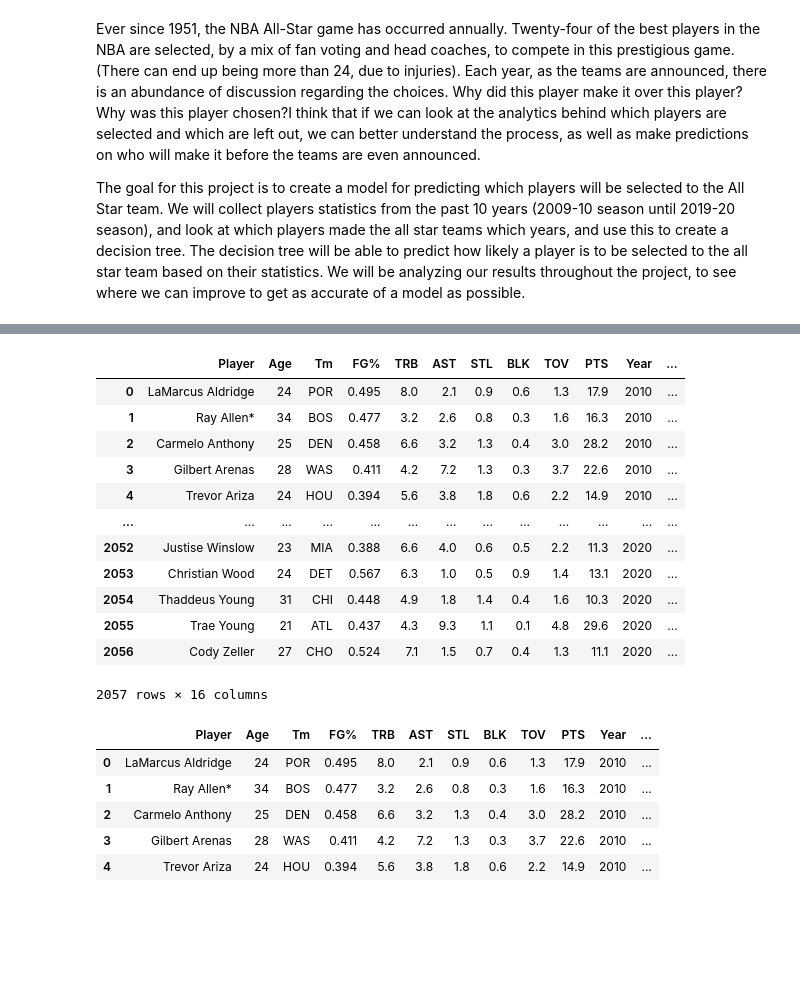
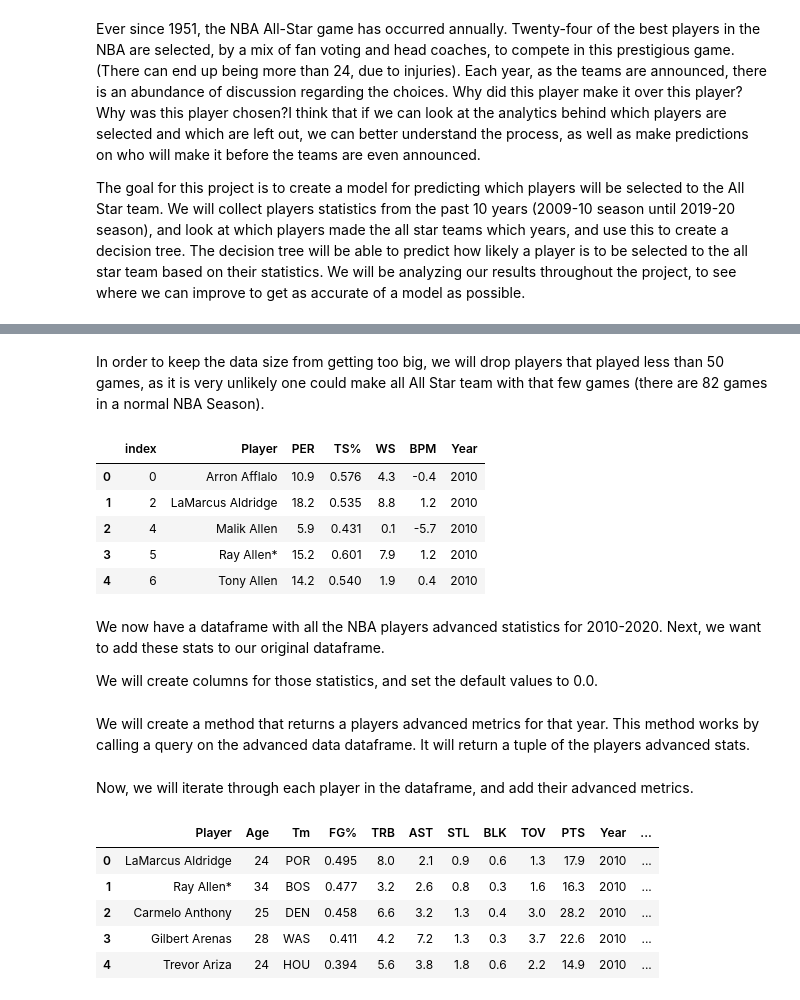
Before and after one commit to frankelsammy/frankelsammy.github.io, a Jupyter notebook: finalProject/FinalProject.ipynb, the cells around one changed output, grey strips where cells are left out. Drawn from its saved outputs; the diff is of its cells as text; code cells hidden in the pictures; blank space fills up the shorter version.

```diff
--- a/finalProject/FinalProject.ipynb
+++ b/finalProject/FinalProject.ipynb
@@ -190,8 +282,0 @@ for i,r in nba21.iterrows():
-# %%
-east = ['PHI', 'BRK', 'MIL', 'NYK', 'ATL', 'MIA', 'BOS', 'WAS','IND', 'CHA', 'CHI', 'TOR', 'CLE', 'ORL', 'DET']
-nba21['Conference'] = ''
-for i, r in nba21.iterrows():
-    if r['Tm'] in east:
-        nba21.at[i,'Conference'] = 'East'
-    else:
-        nba21.at[i,'Conference'] = 'West'
@@ -206,6 +316,8 @@ def drop_under_50(data):
         if r['G'] < 50:
             data = data.drop(i)
     return data
+# %% [markdown]
+In order to keep the data size from getting too big, we will drop players that played less than 50 games, as it is very unlikely one could make all All Star team with that few games (there are 82 games in a normal NBA Season).
 # %%
 advanced = pd.read_csv('Advanced10.csv')
 advanced['Year'] = 2010
@@ -287,26 +399,26 @@ for i, r in advanced.iterrows():
     if re.search(r'\\[a-z]', advanced.at[i, 'Player']):
        name = re.split(r'\\[a-z]', advanced.at[i, 'Player'])
        advanced.at[i,'Player'] = name[0]
+# %%
+advanced.head()
+# %% [output]
+|  | index | Player | PER | TS% | WS | BPM | Year |
+| 0 | 0 | Arron Afflalo | 10.9 | 0.576 | 4.3 | -0.4 | 2010 |
+| 1 | 2 | LaMarcus Aldridge | 18.2 | 0.535 | 8.8 | 1.2 | 2010 |
+| 2 | 4 | Malik Allen | 5.9 | 0.431 | 0.1 | -5.7 | 2010 |
+| 3 | 5 | Ray Allen* | 15.2 | 0.601 | 7.9 | 1.2 | 2010 |
+| 4 | 6 | Tony Allen | 14.2 | 0.540 | 1.9 | 0.4 | 2010 |
+# %% [markdown]
+We now have a dataframe with all the NBA players advanced statistics for 2010-2020. Next, we want to add these stats to our original dataframe.
+
+We will create columns for those statistics, and set the default values to 0.0.
 # %%
 data['PER'] = 0.0
 data['TS%'] = 0.0
 data['WS'] = 0.0
 data['BPM'] = 0.0
-data
-# %% [output]
-|  | Player | Age | Tm | FG% | TRB | AST | STL | BLK | TOV | PTS | Year | ... |
-| 0 | LaMarcus Aldridge | 24 | POR | 0.495 | 8.0 | 2.1 | 0.9 | 0.6 | 1.3 | 17.9 | 2010 | ... |
-| 1 | Ray Allen* | 34 | BOS | 0.477 | 3.2 | 2.6 | 0.8 | 0.3 | 1.6 | 16.3 | 2010 | ... |
-| 2 | Carmelo Anthony | 25 | DEN | 0.458 | 6.6 | 3.2 | 1.3 | 0.4 | 3.0 | 28.2 | 2010 | ... |
-| 3 | Gilbert Arenas | 28 | WAS | 0.411 | 4.2 | 7.2 | 1.3 | 0.3 | 3.7 | 22.6 | 2010 | ... |
-| 4 | Trevor Ariza | 24 | HOU | 0.394 | 5.6 | 3.8 | 1.8 | 0.6 | 2.2 | 14.9 | 2010 | ... |
-| ... | ... | ... | ... | ... | ... | ... | ... | ... | ... | ... | ... | ... |
-| 2052 | Justise Winslow | 23 | MIA | 0.388 | 6.6 | 4.0 | 0.6 | 0.5 | 2.2 | 11.3 | 2020 | ... |
-| 2053 | Christian Wood | 24 | DET | 0.567 | 6.3 | 1.0 | 0.5 | 0.9 | 1.4 | 13.1 | 2020 | ... |
-| 2054 | Thaddeus Young | 31 | CHI | 0.448 | 4.9 | 1.8 | 1.4 | 0.4 | 1.6 | 10.3 | 2020 | ... |
-| 2055 | Trae Young | 21 | ATL | 0.437 | 4.3 | 9.3 | 1.1 | 0.1 | 4.8 | 29.6 | 2020 | ... |
-| 2056 | Cody Zeller | 27 | CHO | 0.524 | 7.1 | 1.5 | 0.7 | 0.4 | 1.3 | 11.1 | 2020 | ... |
-2057 rows × 16 columns
+# %% [markdown]
+We will create a method that returns a players advanced metrics for that year. This method works by calling a query on the advanced data dataframe. It will return a tuple of the players advanced stats.
 # %%
 def get_advanced(player, year):
     stats = advanced.query('Player == @player and Year == @year')
@@ -315,6 +427,8 @@ def get_advanced(player, year):
         return (stats.at[0,'PER'], stats.at[0,'TS%'], stats.at[0, 'WS'], stats.at[0, 'BPM'])
     else:
         return ()
+# %% [markdown]
+Now, we will iterate through each player in the dataframe, and add their advanced metrics.
 # %%
 for i,r in data.iterrows():
     ad = get_advanced(r['Player'], r['Year'])
```
Also changed, not shown: parts of 62 cells of this notebook, 2 other files.
